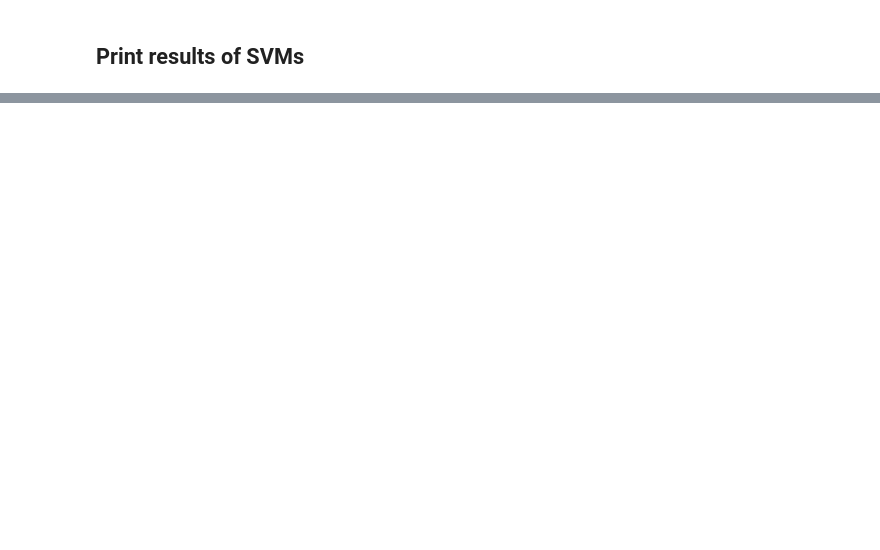
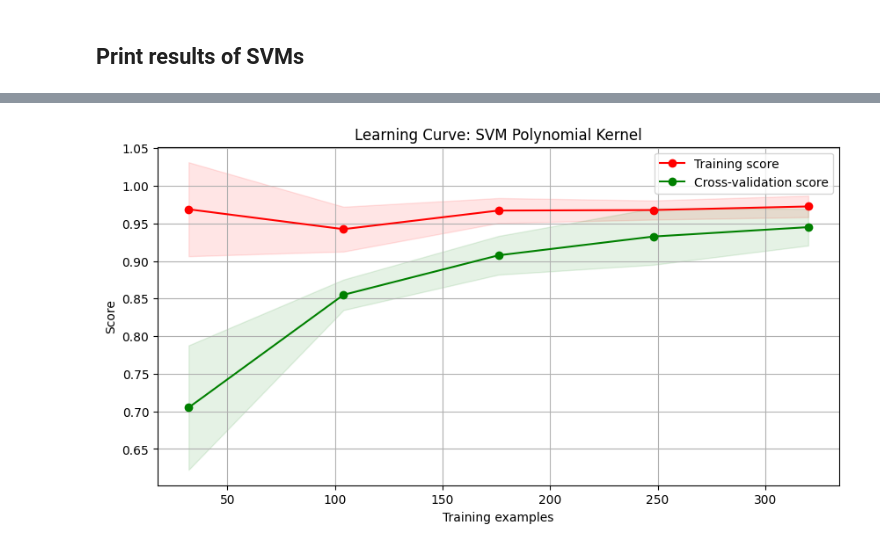
Before and after one commit to OliverJPost/MLHW2, a Jupyter notebook: main.ipynb, the cells around one changed output, grey strips where cells are left out. Saved outputs shown, nothing was run; the diff lists cells and outputs as text; code cells hidden in the pictures; blank space fills up the shorter version.

```diff
--- a/main.ipynb
+++ b/main.ipynb
@@ -95,0 +117,6 @@ weighted avg       0.95      0.95      0.95       100
+# %%
+title = "Learning Curve: SVM Polynomial Kernel"
+test_plot.plot_learning_curve(svm_poly, title, train_features, train_labels, cv=cv, n_jobs=4, train_sizes=train_sizes)
+plt.show()
+# %% [output]
+[figure, added]
```
Also changed, not shown: parts of 6 cells of this notebook, 1 other file.
